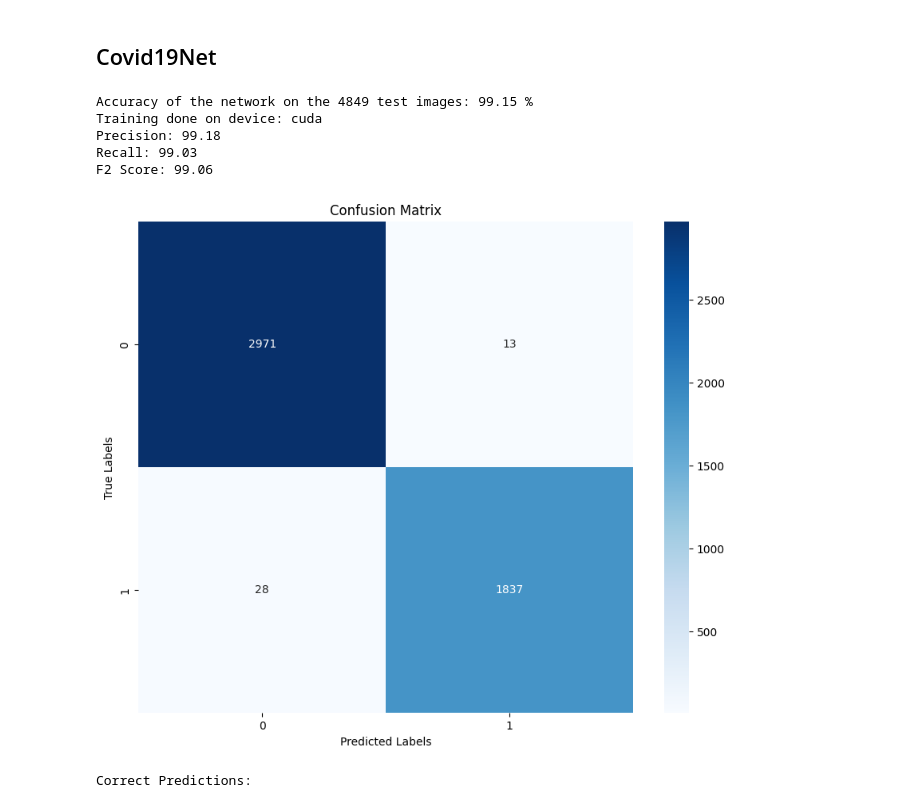
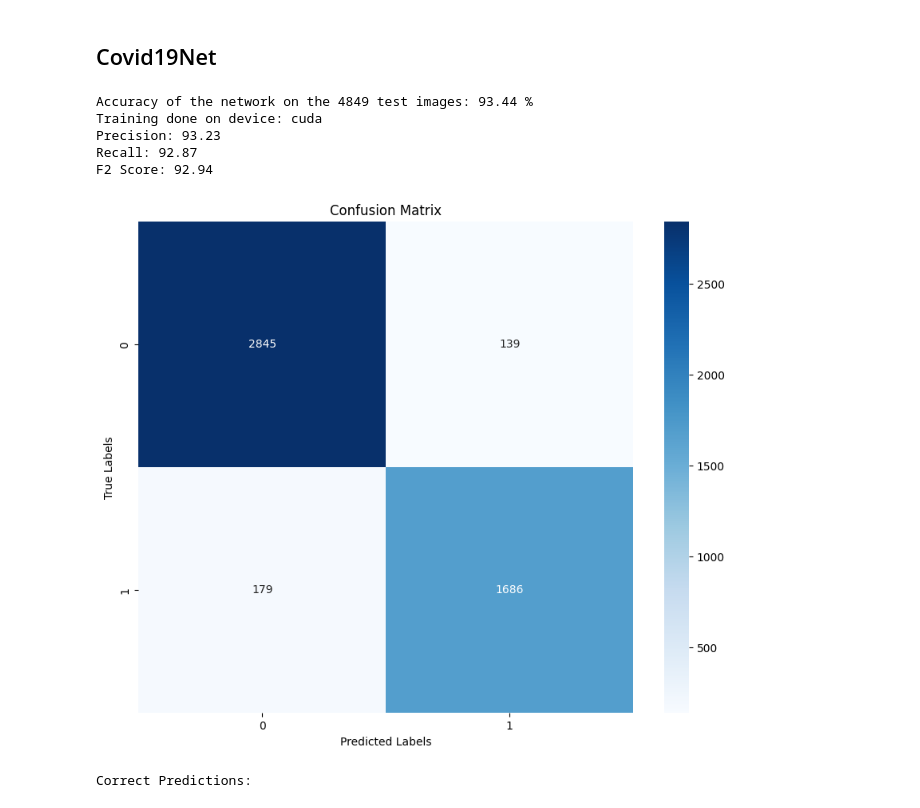
Before and after one commit to chusanapunn/pneu_class, a Jupyter notebook: report.ipynb, the cells around one changed output. Cells and saved outputs as stored; diff of their text form; code cells hidden in the pictures.

```diff
--- a/report.ipynb
+++ b/report.ipynb
@@ -75,6 +64,10 @@ test_dataset = torchvision.datasets.ImageFolder(data_path + 'test/', transform=i
 # Check the classes labels
 class_labels = train_dataset.classes
 print(class_labels)
+
+k_folds = 5
+kfold = KFold(n_splits=k_folds, shuffle=True)
+
 
 # Check the number of samples in the train and test dataset
 print('Number of images in train set:', len(train_dataset))
@@ -362,7 +491,7 @@ F2 Score: 99.05
 # net.load_state_dict(torch.load(project_path + 'a_net.pth'))
 
 net = Covid19Net()
-net.load_state_dict(torch.load(project_path + 'covid19_net_40epo.pth'))
+net.load_state_dict(torch.load(project_path + 'covid19_kfold.pth'))
 
 correct = 0
 total = 0
@@ -384,38 +513,38 @@ with torch.no_grad():
 
         for i in range(labels.size(0)):
             if predicted[i] == labels[i]:
                 correct_indices.append((images[i].cpu(), predicted[i].cpu(), labels[i].cpu()))
             else:
                 incorrect_indices.append((images[i].cpu(), predicted[i].cpu(), labels[i].cpu()))
 
 
 precision = precision_score(all_labels, all_predictions, average='macro')
 recall = recall_score(all_labels, all_predictions, average='macro')
 f2_score = fbeta_score(all_labels, all_predictions, beta=2, average='macro')
 conf_matrix = confusion_matrix(all_labels, all_predictions)
 
 
 print('Accuracy of the network on the %d test images: %.2f %%' % (total, 100 * correct / total))
 print('Training done on device:', device)
 
 print('Precision: %.2f' % (precision * 100))
 print('Recall: %.2f' % (recall * 100))
 print('F2 Score: %.2f' % (f2_score * 100))
 
 # Plot the confusion matrix
 plt.figure(figsize=(10, 8))
 sns.heatmap(conf_matrix, annot=True, fmt='d', cmap='Blues')
 plt.xlabel('Predicted Labels')
 plt.ylabel('True Labels')
 plt.title('Confusion Matrix')
 plt.show()
 # %% [output]
-Accuracy of the network on the 4849 test images: 99.15 %
+Accuracy of the network on the 4849 test images: 93.44 %
 Training done on device: cuda
-Precision: 99.18
-Recall: 99.03
-F2 Score: 99.06
+Precision: 93.23
+Recall: 92.87
+F2 Score: 92.94
-[figure, old version]
+[figure, new version]
 # %%
 # Plot some correct predictions
 print("Correct Predictions:")
```
Also changed, not shown: parts of 9 cells of this notebook, 46 other files.
